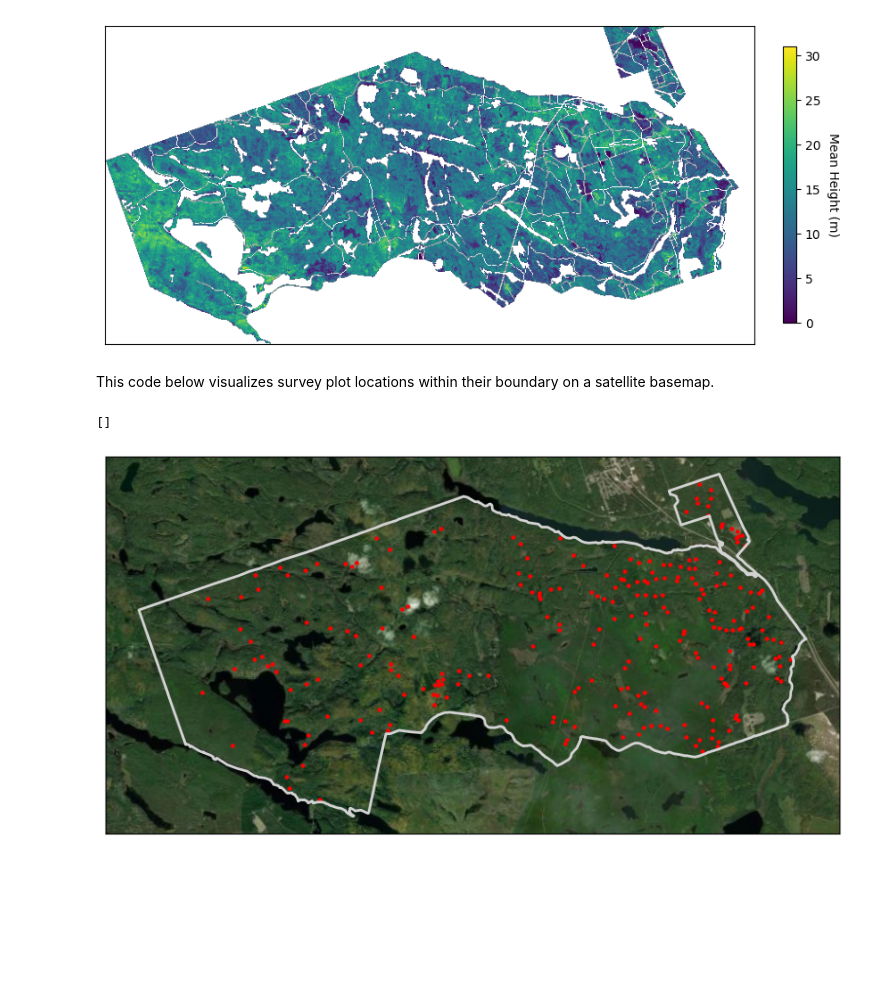
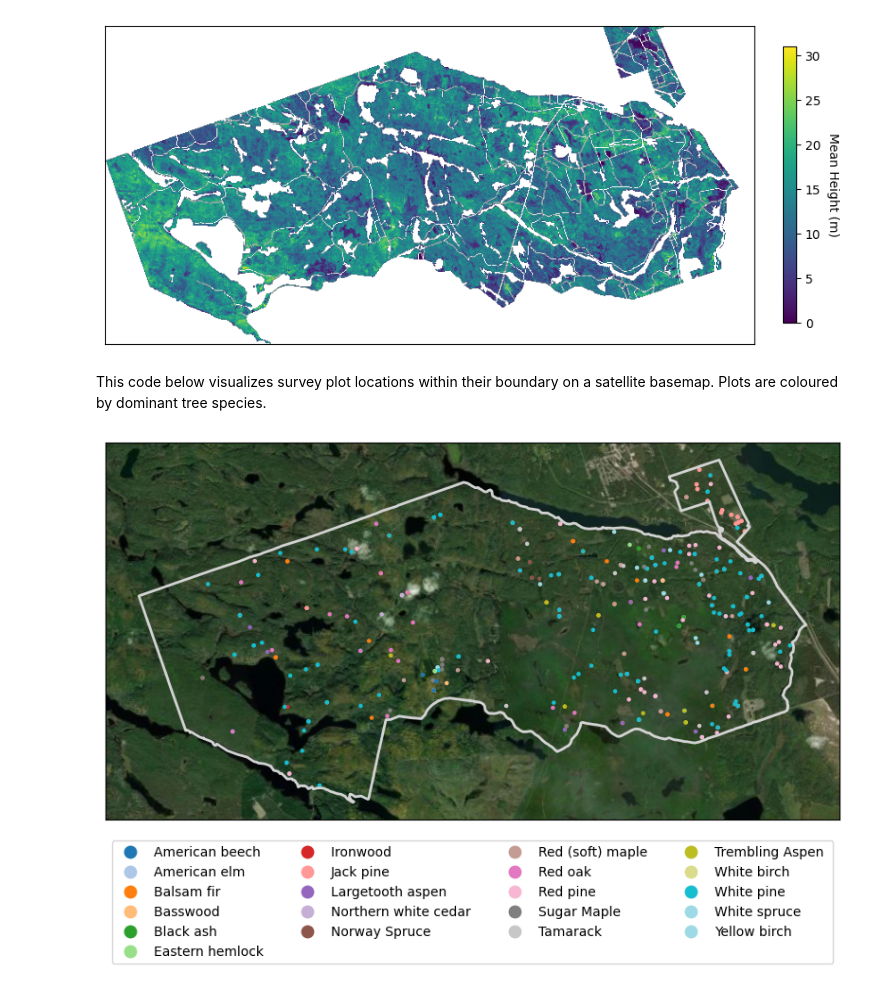
Before and after one commit to subornaa/Geospatial-data-analysis-project-started-kit, a Jupyter notebook: petawawa_species.ipynb, the cells around one changed output. Drawn from its saved outputs; the diff is of its cells as text; code cells hidden in the pictures; blank space fills up the shorter version.

Commit message:
add new plot for petawawa species

```diff
--- a/petawawa_species.ipynb
+++ b/petawawa_species.ipynb
@@ -15,7 +15,8 @@ Load the dataset below. This reads data regarding the Petawawa Research Forest.
 als_metrics = r'data/petawawa_species/als_metrics.tif'
 
 plot_locs_fpath = r'data/petawawa_species/plot_locations.gpkg'
-plots_xy = gpd.read_file(plot_locs_fpath)
+plots_xy = (gpd.read_file(plot_locs_fpath)
+            .rename(columns={'Plot': 'plot_id'}))
 
 prf_boundary_fpath = r'data/petawawa_species/prf_boundary.gpkg'
 prf_boundary = gpd.read_file(prf_boundary_fpath)
@@ -25,5 +26,11 @@ sp_codes_df = pd.read_csv(sp_codes).rename(columns={'Name': 'species'})
 
 plot_data_fpath = r'data/petawawa_species/plot_data.xlsx'
 plots_df = (pd.read_excel(plot_data_fpath, sheet_name='Plotsum')
-            .rename(columns={'Leadsp': 'MNR Code'})
+            .rename(columns={'Leadsp': 'MNR Code',
+                             'PlotName': 'plot_id'})
             .merge(sp_codes_df, how='left', on='MNR Code'))
+
+# Join with the species DF
+plots_xy = plots_xy.merge(plots_df, how='left', on='plot_id')
+
+plots_df.head()
@@ -100,17 +93,20 @@ cbar.ax.tick_params(labelsize=10)
 ('avg_95', 'avg', 'b10', 'b20', 'b30', 'b40', 'b50', 'b60', 'b70', 'b80', 'b90', 'dns_10m', 'dns_12m', 'dns_14m', 'dns_15m', 'dns_16m', 'dns_18m', 'dns_20m', 'dns_25m', 'dns_2m', 'dns_4m', 'dns_5m', ' ...
 [figure]
 # %% [markdown]
-This code below visualizes survey plot locations within their boundary on a satellite basemap.
+This code below visualizes survey plot locations within their boundary on a satellite basemap. Plots are coloured by dominant tree species.
-# %%
-ax = plots_xy.plot(figsize=(10, 10), color='red', markersize=5)
-
-prf_boundary.plot(ax=ax, facecolor='none', edgecolor='lightgrey', linewidth=2)
-
-cx.add_basemap(ax, source=cx.providers.Esri.WorldImagery,
-               attribution="", crs=plots_xy.crs)
-
-ax.set_xticks([])
-ax.set_yticks([])
-# %% [output]
-[]
-[figure, removed]
+# %%
+fig, ax = plt.subplots(figsize=(10, 10))
+
+ax = plots_xy.plot(ax=ax, column='species', markersize=5, legend=True,
+                     legend_kwds={'loc': 'lower center', 'fontsize': 10, 'ncol': 4, 'bbox_to_anchor': (0.5, -0.4)},
+                     cmap = 'tab20')
+
+prf_boundary.plot(ax=ax, facecolor='none', edgecolor='lightgrey', linewidth=2)
+
+cx.add_basemap(ax, source=cx.providers.Esri.WorldImagery,
+               attribution="", crs=plots_xy.crs)
+
+ax.set_xticks([])
+ax.set_yticks([])
+# %% [output]
+[figure, added]
```
Also changed, not shown: parts of 3 cells of this notebook.
